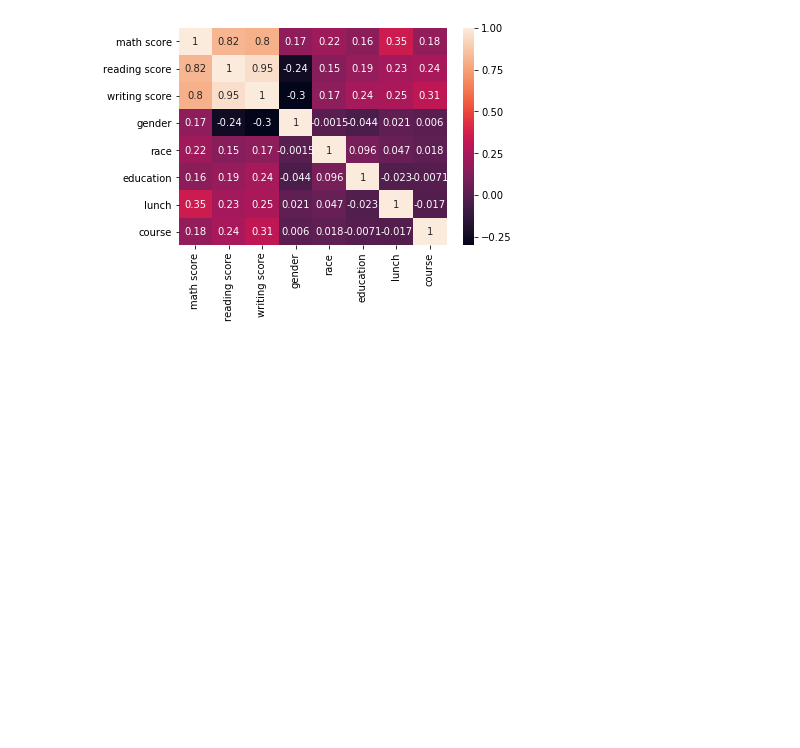
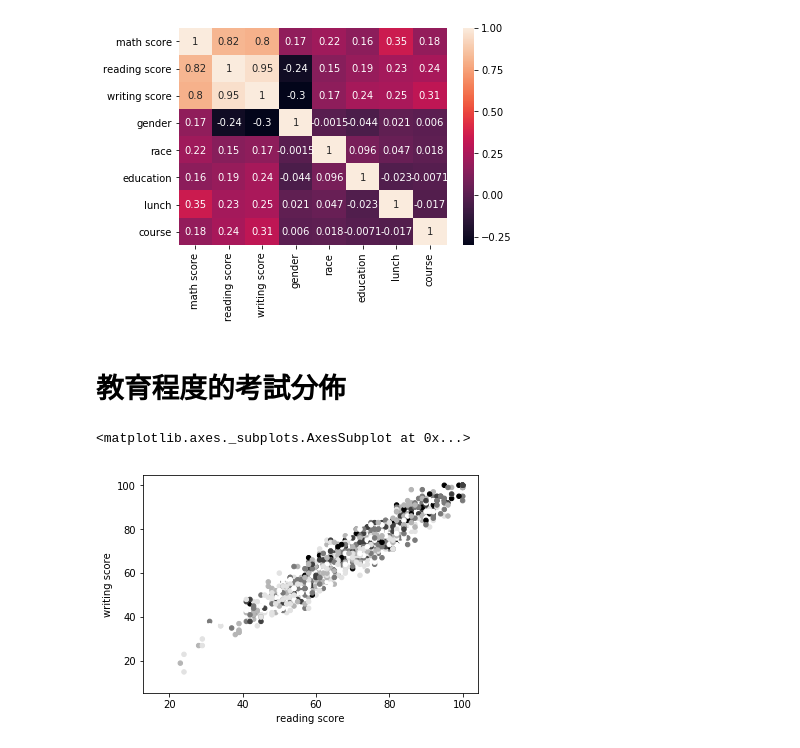
Before and after one commit to yuyingg0921/fda-hw, a Jupyter notebook: hw1/student_performance.ipynb, the cells around one changed output. Cells and saved outputs as stored; diff of their text form; code cells hidden in the pictures; blank space fills up the shorter version.

```diff
--- a/hw1/student_performance.ipynb
+++ b/hw1/student_performance.ipynb
@@ -182,3 +205,23 @@ num_data['course'] = pd_data['test preparation course'].apply(course_map)
 heatMap = sns.heatmap(num_data.corr(), annot=True)
 # %% [output]
 [figure]
+# %% [markdown]
+# 教育程度的考試分佈
+# %%
+def color_map(num):
+    if num == 0:
+        return 'red'
+    elif num == 1:
+        return 'green'
+    elif num == 2:
+        return 'b'
+    else:
+        return 'y'
+
+color_data = num_data.drop(['gender', 'race', 'education', 'lunch', 'course'], axis=1)
+color_data['gender'] = num_data['gender'].apply(color_map)
+
+color_data.plot.scatter(x='reading score', y='writing score', c=num_data['education'])
+# %% [output]
+<matplotlib.axes._subplots.AxesSubplot at 0x...>
+[figure, added]
```
Also changed, not shown: parts of 5 cells of this notebook.
